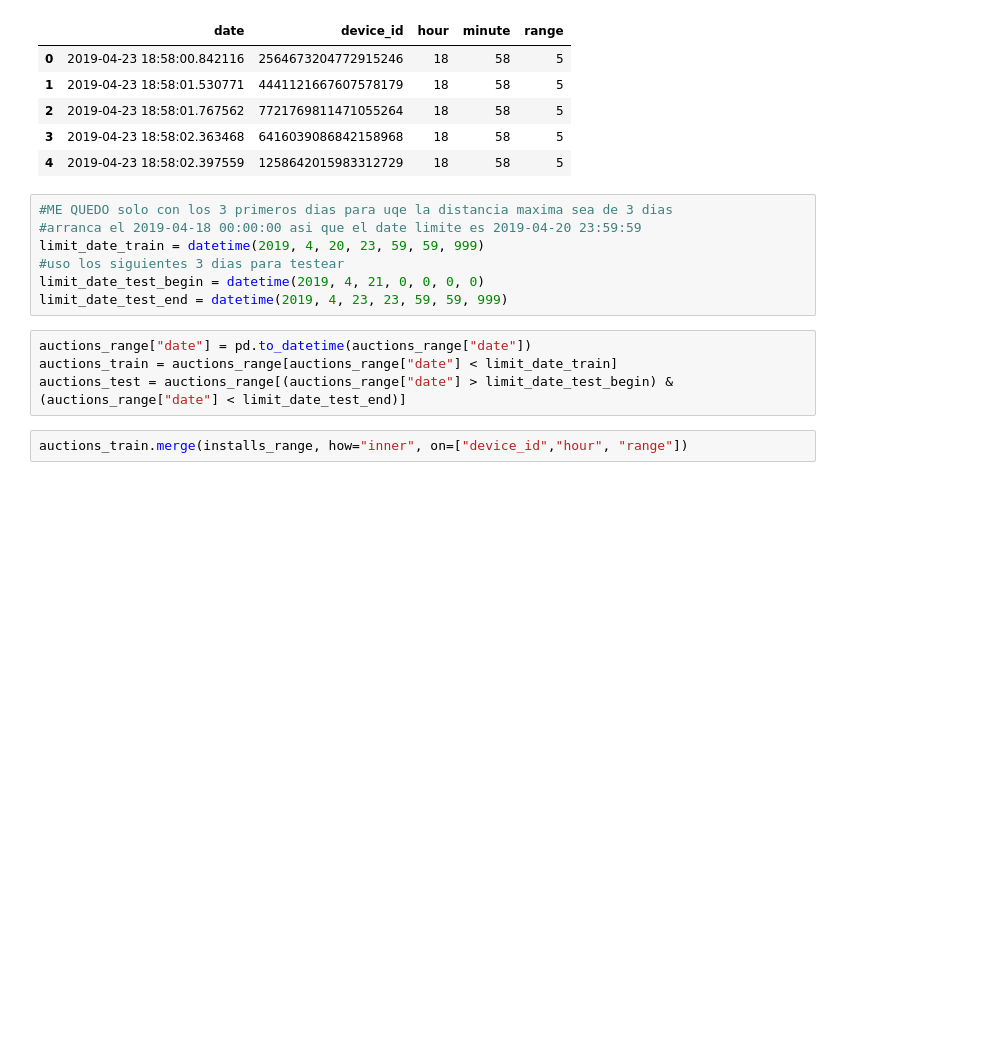
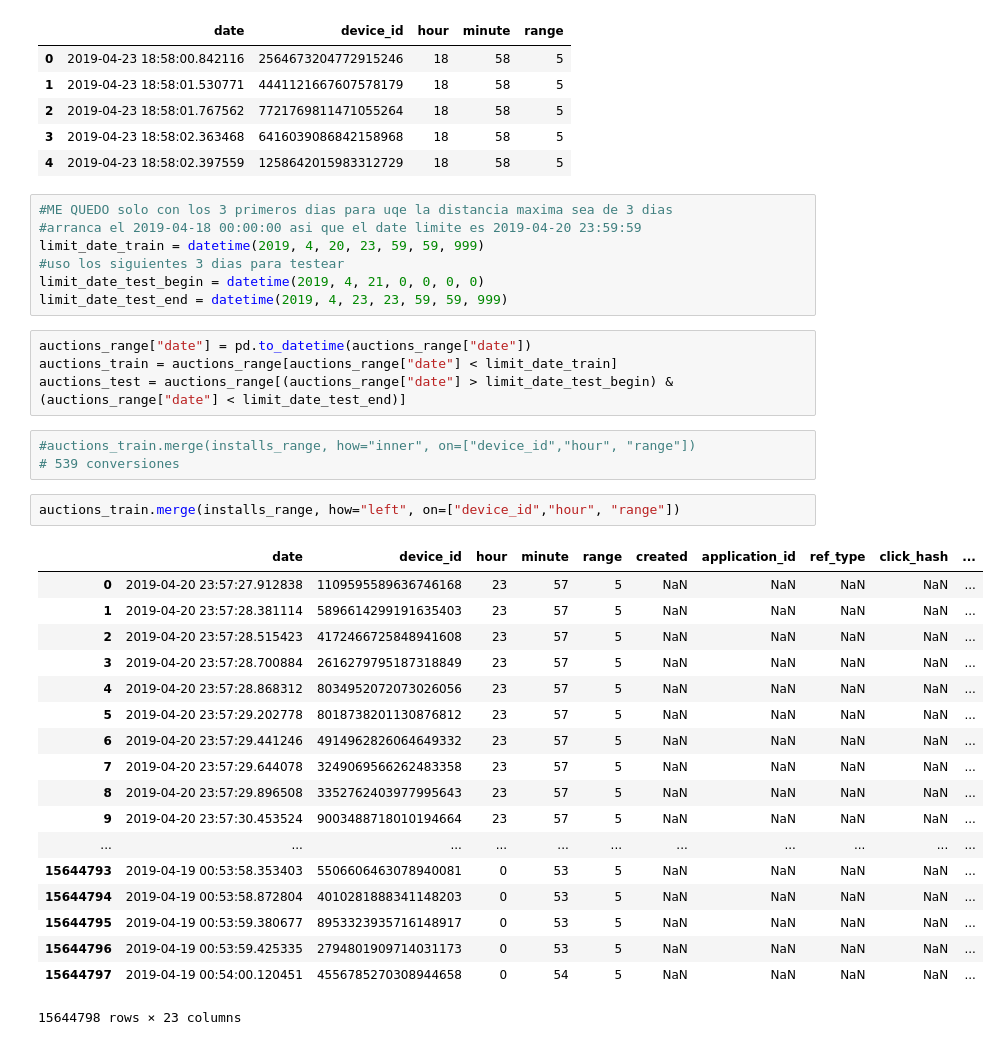
Before and after one commit to MartinRosasSommer/Datos2019, a Jupyter notebook: AddRange.ipynb, the cells around one changed output. Cells and saved outputs as stored; diff of their text form; blank space fills up the shorter version.

Commit message:
Change add range

```diff
--- a/AddRange.ipynb
+++ b/AddRange.ipynb
@@ -130,5 +130,27 @@ limit_date_test_end = datetime(2019, 4, 23, 23, 59, 59, 999)
 auctions_range["date"] = pd.to_datetime(auctions_range["date"])
 auctions_train = auctions_range[auctions_range["date"] < limit_date_train]
 auctions_test = auctions_range[(auctions_range["date"] > limit_date_test_begin) & (auctions_range["date"] < limit_date_test_end)]
+# %%
+#auctions_train.merge(installs_range, how="inner", on=["device_id","hour", "range"])
+# 539 conversiones
 # %%
-auctions_train.merge(installs_range, how="inner", on=["device_id","hour", "range"])
+auctions_train.merge(installs_range, how="left", on=["device_id","hour", "range"])
+# %% [output]
+|  | date | device_id | hour | minute | range | created | application_id | ref_type | click_hash | ... |
+| 0 | 2019-04-20 23:57:27.912838 | 1109595589636746168 | 23 | 57 | 5 | NaN | NaN | NaN | NaN | ... |
+| 1 | 2019-04-20 23:57:28.381114 | 5896614299191635403 | 23 | 57 | 5 | NaN | NaN | NaN | NaN | ... |
+| 2 | 2019-04-20 23:57:28.515423 | 4172466725848941608 | 23 | 57 | 5 | NaN | NaN | NaN | NaN | ... |
+| 3 | 2019-04-20 23:57:28.700884 | 2616279795187318849 | 23 | 57 | 5 | NaN | NaN | NaN | NaN | ... |
+| 4 | 2019-04-20 23:57:28.868312 | 8034952072073026056 | 23 | 57 | 5 | NaN | NaN | NaN | NaN | ... |
+| 5 | 2019-04-20 23:57:29.202778 | 8018738201130876812 | 23 | 57 | 5 | NaN | NaN | NaN | NaN | ... |
+| 6 | 2019-04-20 23:57:29.441246 | 4914962826064649332 | 23 | 57 | 5 | NaN | NaN | NaN | NaN | ... |
+| 7 | 2019-04-20 23:57:29.644078 | 3249069566262483358 | 23 | 57 | 5 | NaN | NaN | NaN | NaN | ... |
+| 8 | 2019-04-20 23:57:29.896508 | 3352762403977995643 | 23 | 57 | 5 | NaN | NaN | NaN | NaN | ... |
+| 9 | 2019-04-20 23:57:30.453524 | 9003488718010194664 | 23 | 57 | 5 | NaN | NaN | NaN | NaN | ... |
+| ... | ... | ... | ... | ... | ... | ... | ... | ... | ... | ... |
+| 15644793 | 2019-04-19 00:53:58.353403 | 5506606463078940081 | 0 | 53 | 5 | NaN | NaN | NaN | NaN | ... |
+| 15644794 | 2019-04-19 00:53:58.872804 | 4010281888341148203 | 0 | 53 | 5 | NaN | NaN | NaN | NaN | ... |
+| 15644795 | 2019-04-19 00:53:59.380677 | 8953323935716148917 | 0 | 53 | 5 | NaN | NaN | NaN | NaN | ... |
+| 15644796 | 2019-04-19 00:53:59.425335 | 2794801909714031173 | 0 | 53 | 5 | NaN | NaN | NaN | NaN | ... |
+| 15644797 | 2019-04-19 00:54:00.120451 | 4556785270308944658 | 0 | 54 | 5 | NaN | NaN | NaN | NaN | ... |
+15644798 rows × 23 columns
```
